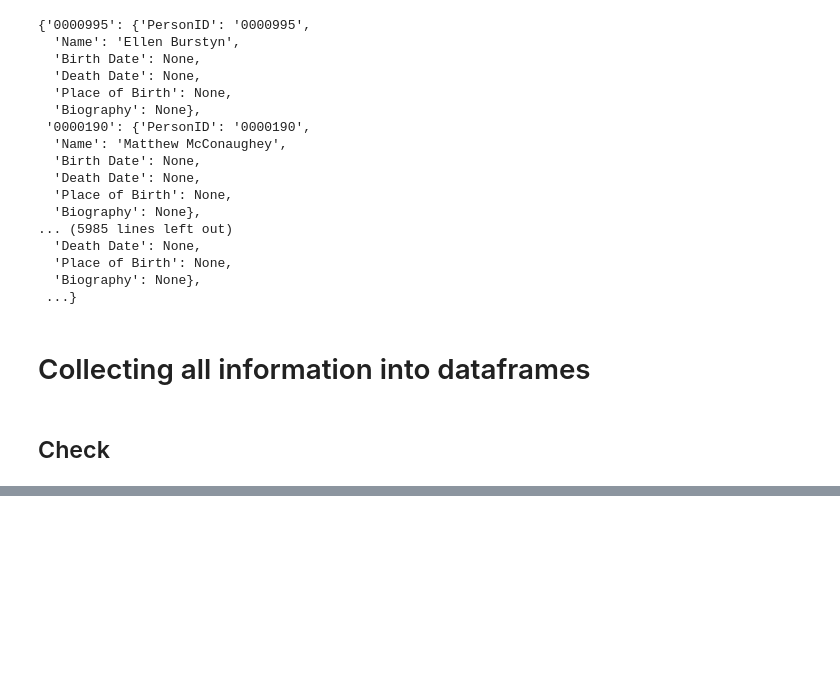
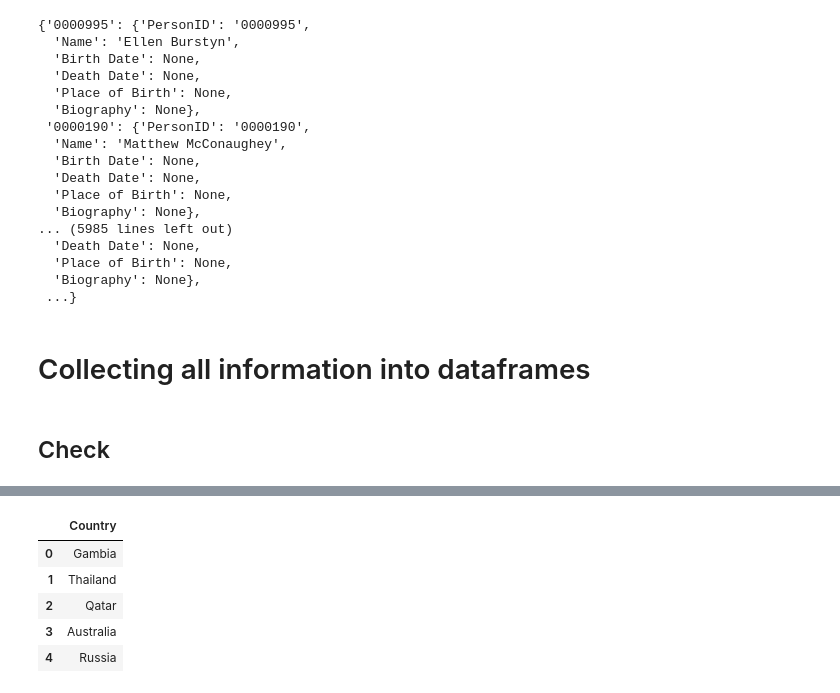
Before and after one commit to nirvana230129/DataBases, a Jupyter notebook: data/parse_data.ipynb, the cells around one changed output, grey strips where cells are left out. Drawn from its saved outputs; the diff is of its cells as text; code cells hidden in the pictures; blank space fills up the shorter version.

```diff
--- a/data/parse_data.ipynb
+++ b/data/parse_data.ipynb
@@ -297,3 +328,12 @@ pd.read_csv('personnel_data.csv', index_col=0).head()
+# %%
+pd.read_csv('countries_data.csv').head()
+# %% [output]
+|  | Country |
+| 0 | Gambia |
+| 1 | Thailand |
+| 2 | Qatar |
+| 3 | Australia |
+| 4 | Russia |
 # %%
 movies_df
 # %% [output]
```
Also changed, not shown: parts of 8 cells of this notebook.
